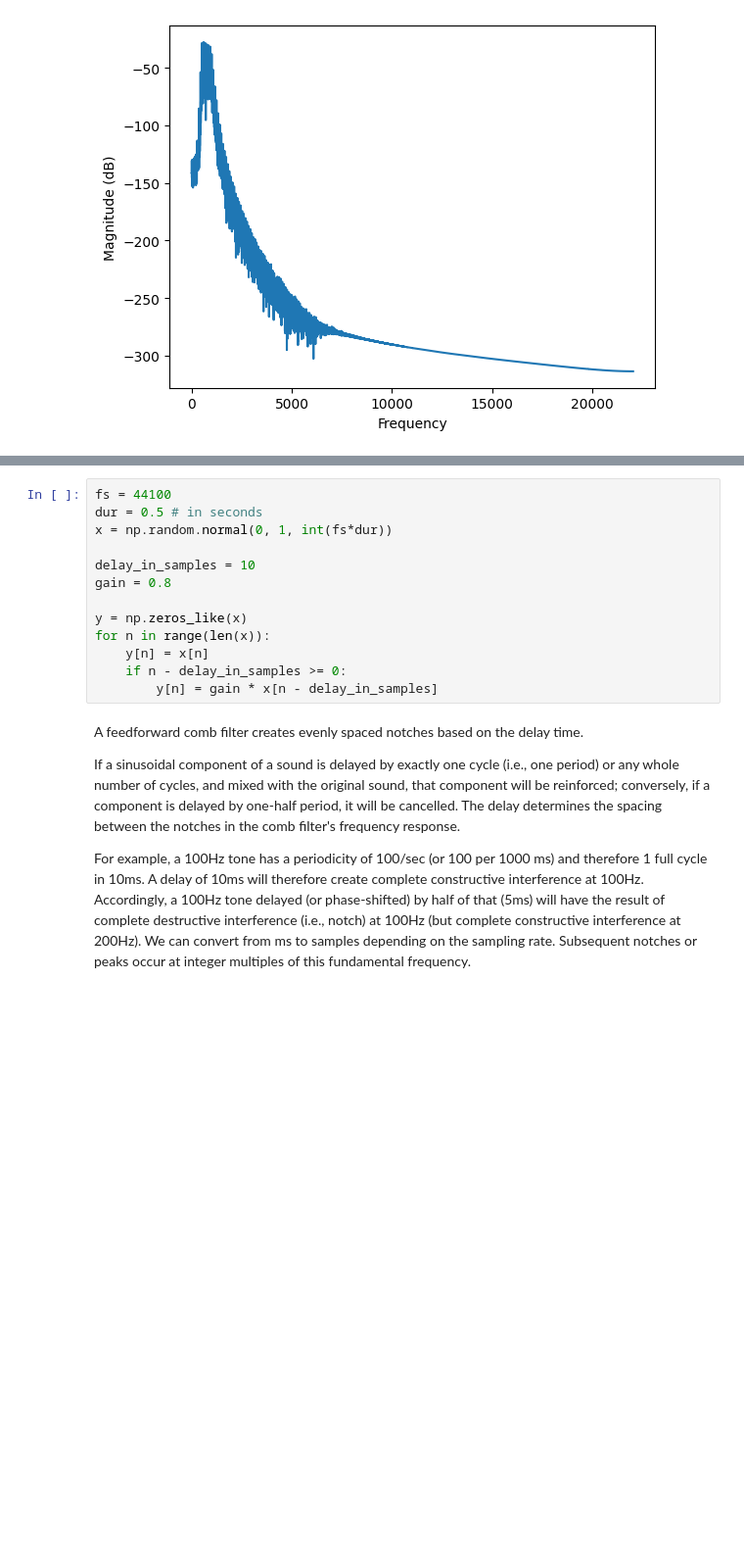
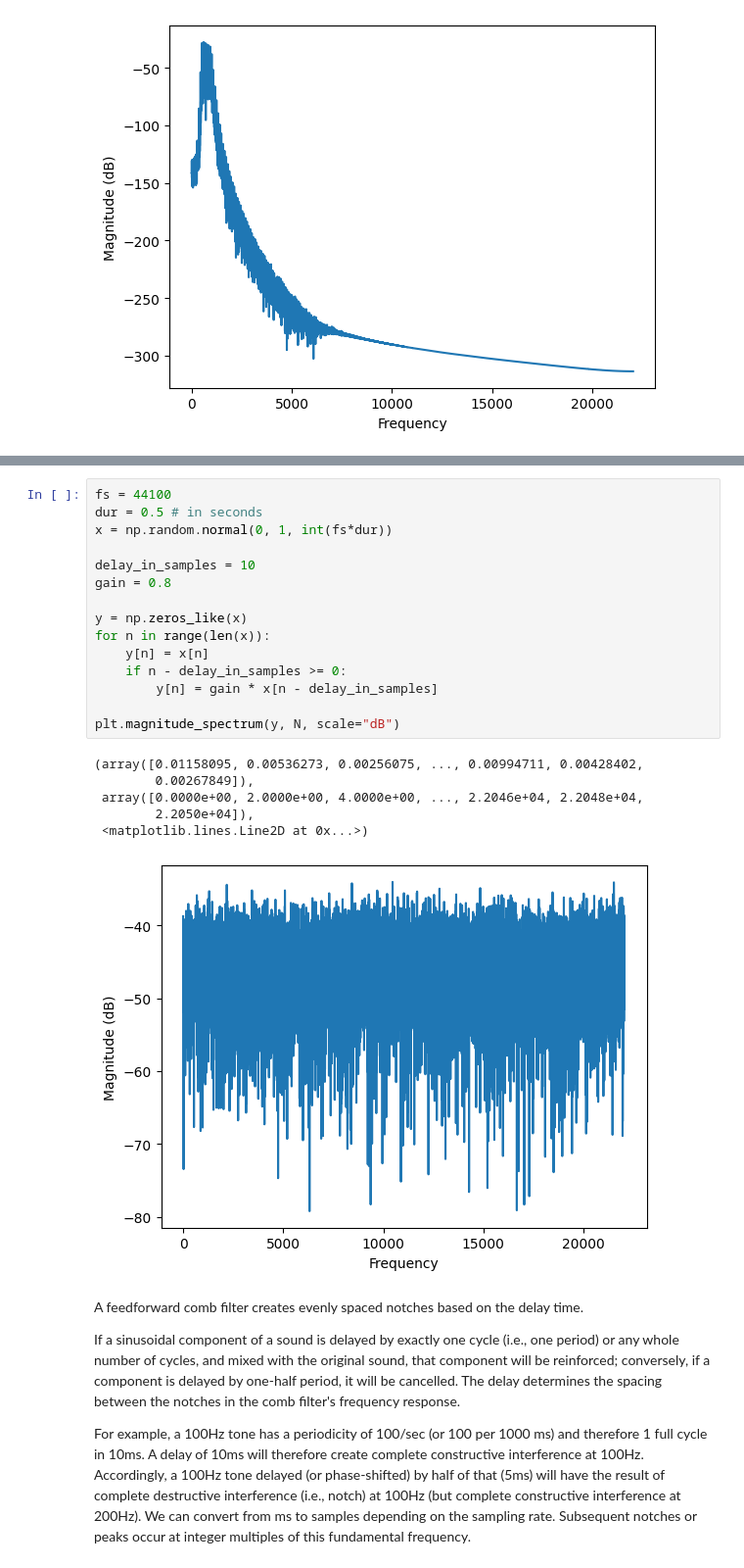
Before and after one commit to thedarknessuser/AudioTechII, a Jupyter notebook: Lectures-Blank/Lesson08_DelayAndFilters.ipynb, the cells around one changed output, grey strips where cells are left out. Shown at 98% size. Saved outputs shown, nothing was run; the diff lists cells and outputs as text; blank space fills up the shorter version.

```diff
--- a/Lectures-Blank/Lesson08_DelayAndFilters.ipynb
+++ b/Lectures-Blank/Lesson08_DelayAndFilters.ipynb
@@ -253,16 +251,25 @@ Let's build again our filter (delay) again in Python but focus on implementing t
 # %%
 fs = 44100
 dur = 0.5 # in seconds
 x = np.random.normal(0, 1, int(fs*dur))
 
 delay_in_samples = 10
 gain = 0.8
 
 y = np.zeros_like(x)
 for n in range(len(x)):
     y[n] = x[n]
     if n - delay_in_samples >= 0:
         y[n] = gain * x[n - delay_in_samples]
+
+plt.magnitude_spectrum(y, N, scale="dB")
+# %% [output]
+(array([0.01158095, 0.00536273, 0.00256075, ..., 0.00994711, 0.00428402,
+        0.00267849]),
+ array([0.0000e+00, 2.0000e+00, 4.0000e+00, ..., 2.2046e+04, 2.2048e+04,
+        2.2050e+04]),
+ <matplotlib.lines.Line2D at 0x...>)
+[figure, added]
 # %% [markdown]
 A feedforward comb filter creates evenly spaced notches based on the delay time.
 
```
Also changed, not shown: parts of 3 cells of this notebook.
